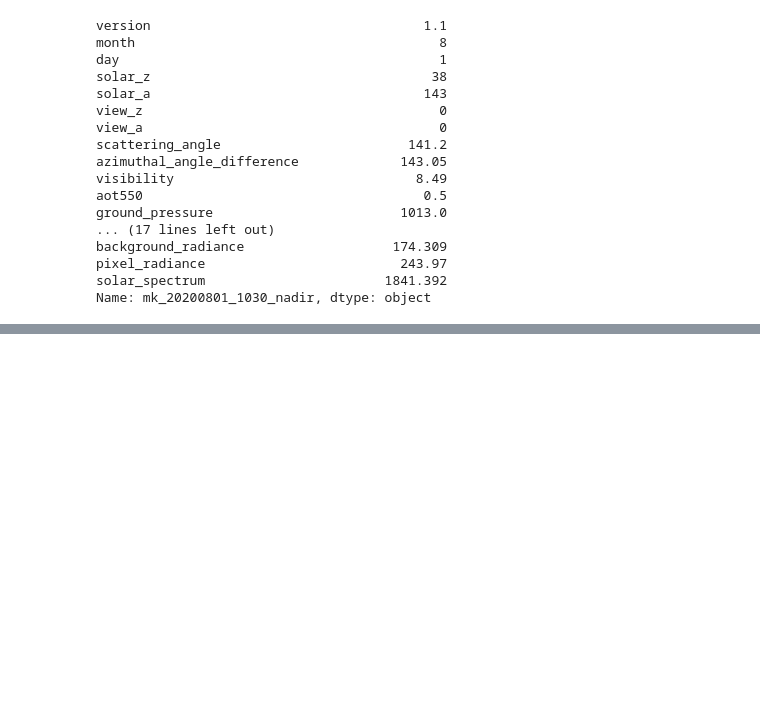
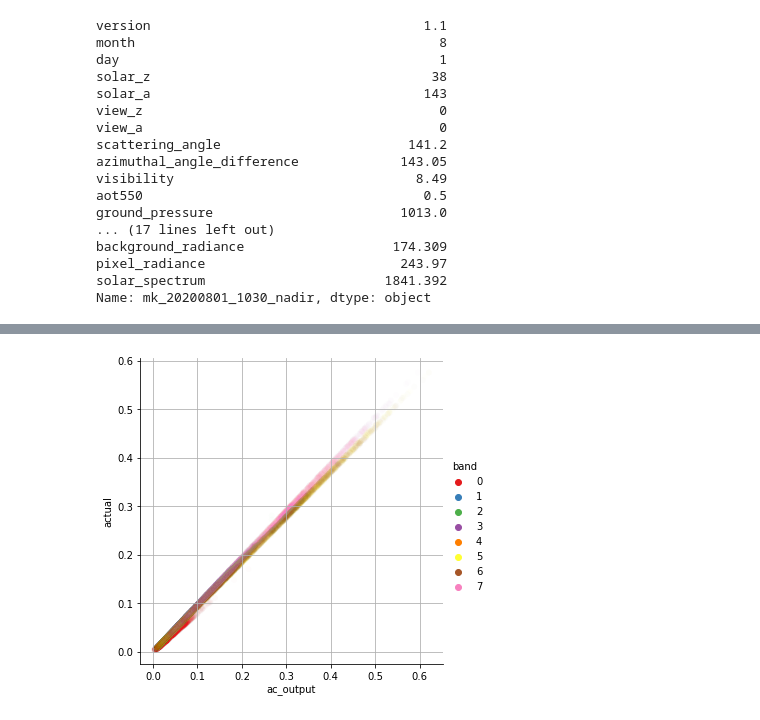
Before and after one commit to joe-fennell/pyeosim, a Jupyter notebook: 6_atcorr_implementation_v1.ipynb, the cells around one changed output, grey strips where cells are left out. Cells and saved outputs as stored; diff of their text form; code cells hidden in the pictures; blank space fills up the shorter version.

```diff
--- a/6_atcorr_implementation_v1.ipynb
+++ b/6_atcorr_implementation_v1.ipynb
@@ -217,5 +235,3 @@ plt.grid()
 #     return C0 * np.cos(doy/C1) + C2
 
 # dark region is defined spatially
-dark_region_mask = xarray.zeros_like(sensor_output.isel(band=0)).astype(bool)
-dark_region_mask[50:60, 50:60] = 1
@@ -331,0 +244,17 @@ corrected2 = correct(sensor_equiv_radiance, coefs_cor2, bw, version=2)
+# %%
+obs = (corrected).where(~dark_region_mask)
+obs_df = obs.stack({'pix': ['y', 'x']}).to_dataframe(name='ac_output')
+
+exp = (sensor_equiv_reflectance / bw).where(~dark_region_mask)
+exp_df = exp.stack({'pix': ['y', 'x']}).to_dataframe(name='expected')
+
+obs_df['actual'] = exp_df['expected']
+seaborn.relplot(data=obs_df,
+                x='ac_output',
+                y='actual',
+                hue='band',
+                palette='Set1',
+                alpha=.01)
+plt.grid()
+# %% [output]
+[figure, added]
```
Also changed, not shown: parts of 19 cells of this notebook, 1 other file.
